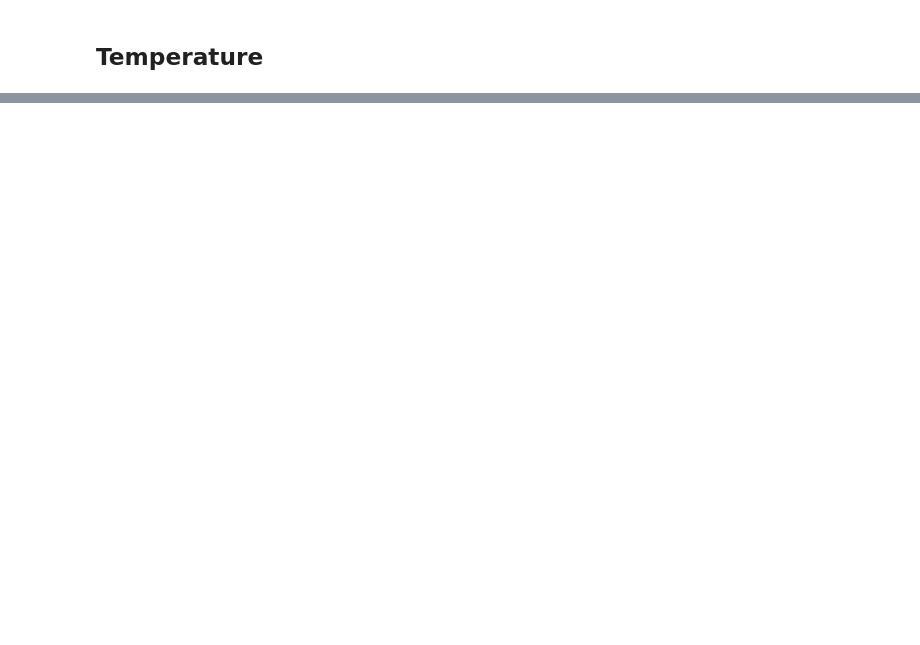
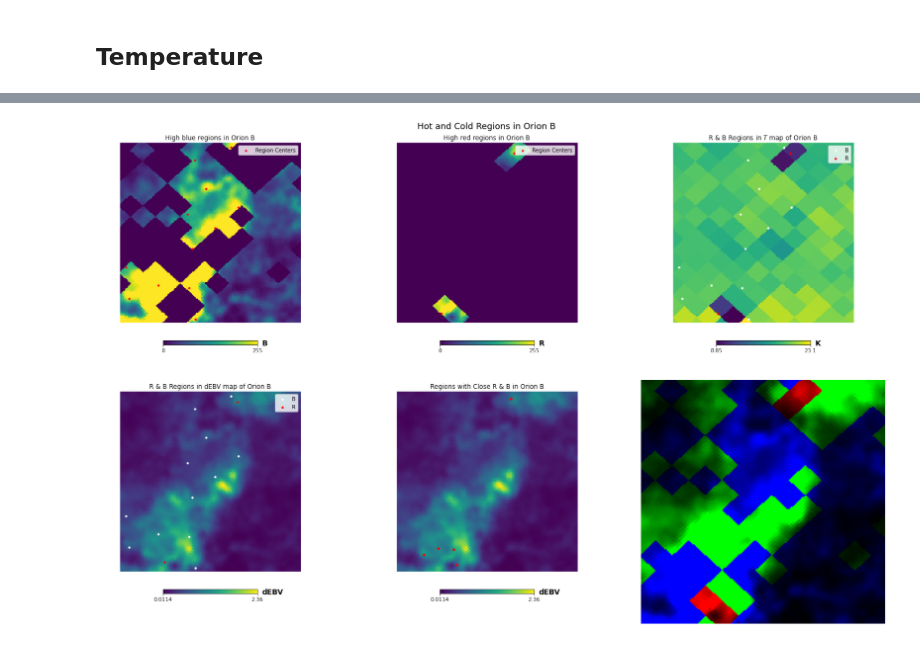
Before and after one commit to molinaca/CITA_StarFormationRegions, a Jupyter notebook: flagging_properties.ipynb, the cells around one changed output, grey strips where cells are left out. Drawn from its saved outputs; the diff is of its cells as text; code cells hidden in the pictures; blank space fills up the shorter version.

```diff
--- a/flagging_properties.ipynb
+++ b/flagging_properties.ipynb
@@ -145,0 +361,5 @@ hp.gnomview(region_maps[d_perseus], rot=[l_perseus, b_perseus], xsize=200, ysize
+# %%
+orionB_imgs = ['OrionB_blue', 'OrionB_red', 'OrionB_R&B_temp', 'OrionB_R&B', 'OrionB_bothR&B', 'OrionB_RGB']
+create_panel([2,3], (25,15), temp_path, orionB_imgs, 'Hot and Cold Regions in Orion B')
+# %% [output]
+[figure, added]
```
Also changed, not shown: parts of 26 cells of this notebook, 2 other files.
